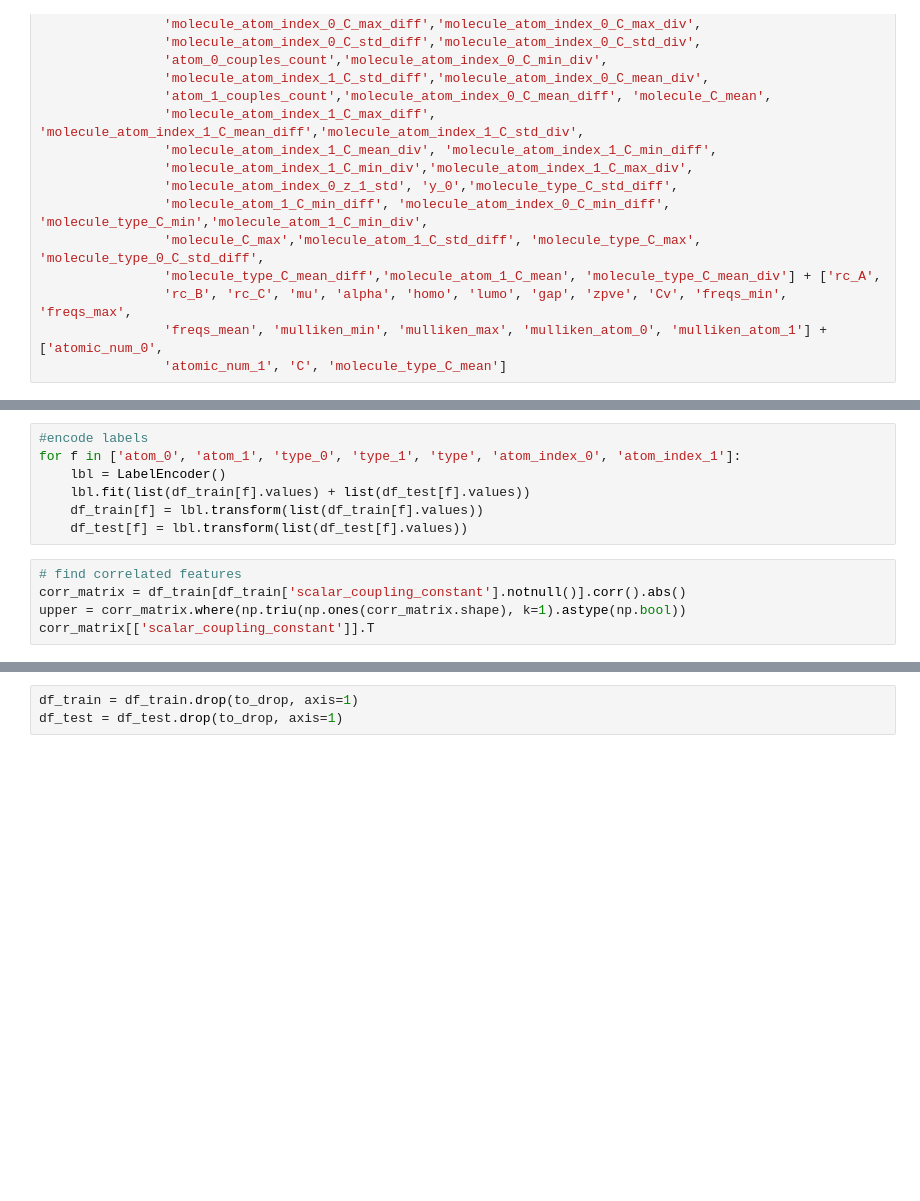
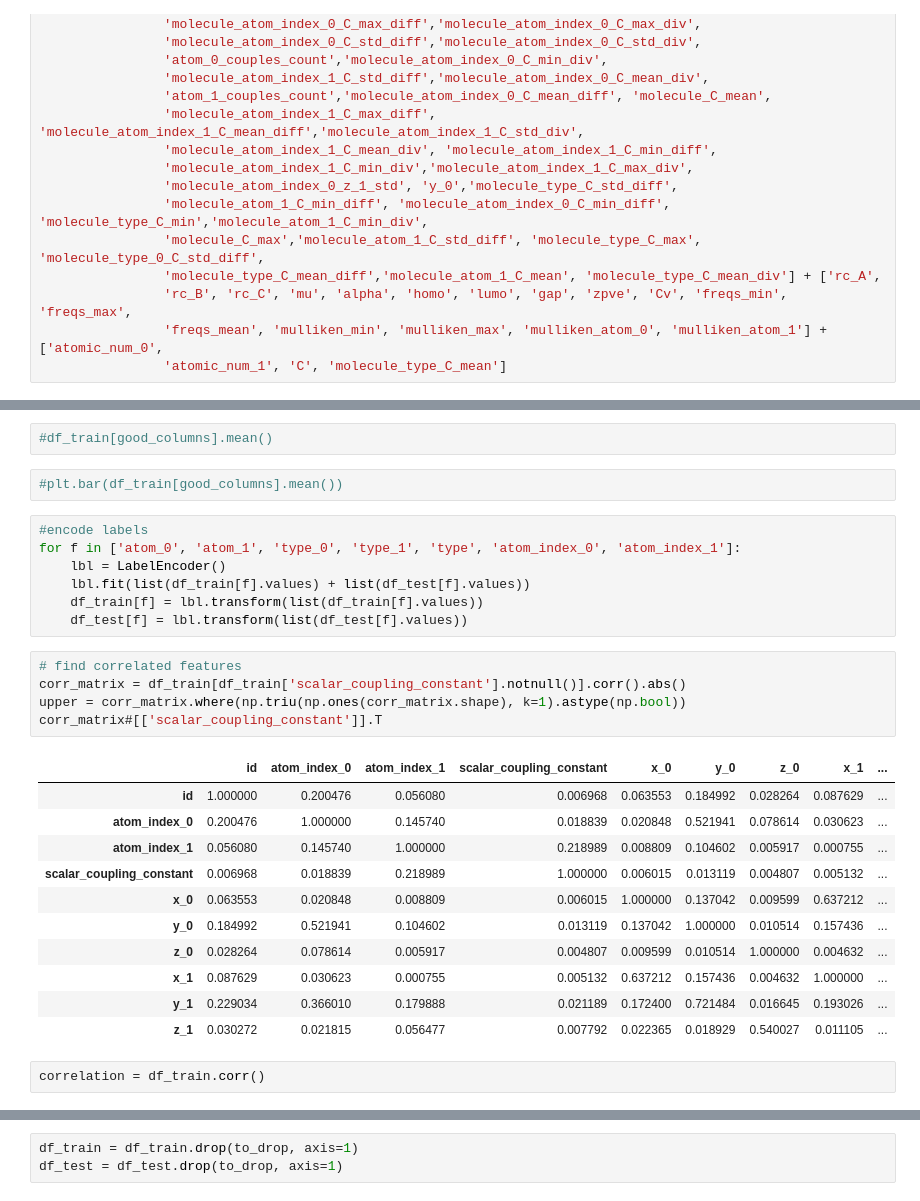
Before and after one commit to saran-sankar/scalar-coupling, a Jupyter notebook: consolidated.ipynb, the cells around one changed output, grey strips where cells are left out. Cells and saved outputs as stored; diff of their text form; blank space fills up the shorter version.

```diff
--- a/consolidated.ipynb
+++ b/consolidated.ipynb
@@ -436,3 +485,7 @@ good_columns = ['molecule_atom_index_0_dist_min','molecule_atom_index_0_dist_max
+# %%
+#df_train[good_columns].mean()
+# %%
+#plt.bar(df_train[good_columns].mean())
 # %%
 #encode labels
 for f in ['atom_0', 'atom_1', 'type_0', 'type_1', 'type', 'atom_index_0', 'atom_index_1']:
@@ -443,5 +496,19 @@ for f in ['atom_0', 'atom_1', 'type_0', 'type_1', 'type', 'atom_index_0', 'atom_
 # %%
 # find correlated features
 corr_matrix = df_train[df_train['scalar_coupling_constant'].notnull()].corr().abs()
 upper = corr_matrix.where(np.triu(np.ones(corr_matrix.shape), k=1).astype(np.bool))
-corr_matrix[['scalar_coupling_constant']].T
+corr_matrix#[['scalar_coupling_constant']].T
+# %% [output]
+|  | id | atom_index_0 | atom_index_1 | scalar_coupling_constant | x_0 | y_0 | z_0 | x_1 | ... |
+| id | 1.000000 | 0.200476 | 0.056080 | 0.006968 | 0.063553 | 0.184992 | 0.028264 | 0.087629 | ... |
+| atom_index_0 | 0.200476 | 1.000000 | 0.145740 | 0.018839 | 0.020848 | 0.521941 | 0.078614 | 0.030623 | ... |
+| atom_index_1 | 0.056080 | 0.145740 | 1.000000 | 0.218989 | 0.008809 | 0.104602 | 0.005917 | 0.000755 | ... |
+| scalar_coupling_constant | 0.006968 | 0.018839 | 0.218989 | 1.000000 | 0.006015 | 0.013119 | 0.004807 | 0.005132 | ... |
+| x_0 | 0.063553 | 0.020848 | 0.008809 | 0.006015 | 1.000000 | 0.137042 | 0.009599 | 0.637212 | ... |
+| y_0 | 0.184992 | 0.521941 | 0.104602 | 0.013119 | 0.137042 | 1.000000 | 0.010514 | 0.157436 | ... |
+| z_0 | 0.028264 | 0.078614 | 0.005917 | 0.004807 | 0.009599 | 0.010514 | 1.000000 | 0.004632 | ... |
+| x_1 | 0.087629 | 0.030623 | 0.000755 | 0.005132 | 0.637212 | 0.157436 | 0.004632 | 1.000000 | ... |
+| y_1 | 0.229034 | 0.366010 | 0.179888 | 0.021189 | 0.172400 | 0.721484 | 0.016645 | 0.193026 | ... |
+| z_1 | 0.030272 | 0.021815 | 0.056477 | 0.007792 | 0.022365 | 0.018929 | 0.540027 | 0.011105 | ... |
+# %%
+correlation = df_train.corr()
```
Also changed, not shown: parts of 22 cells of this notebook.
